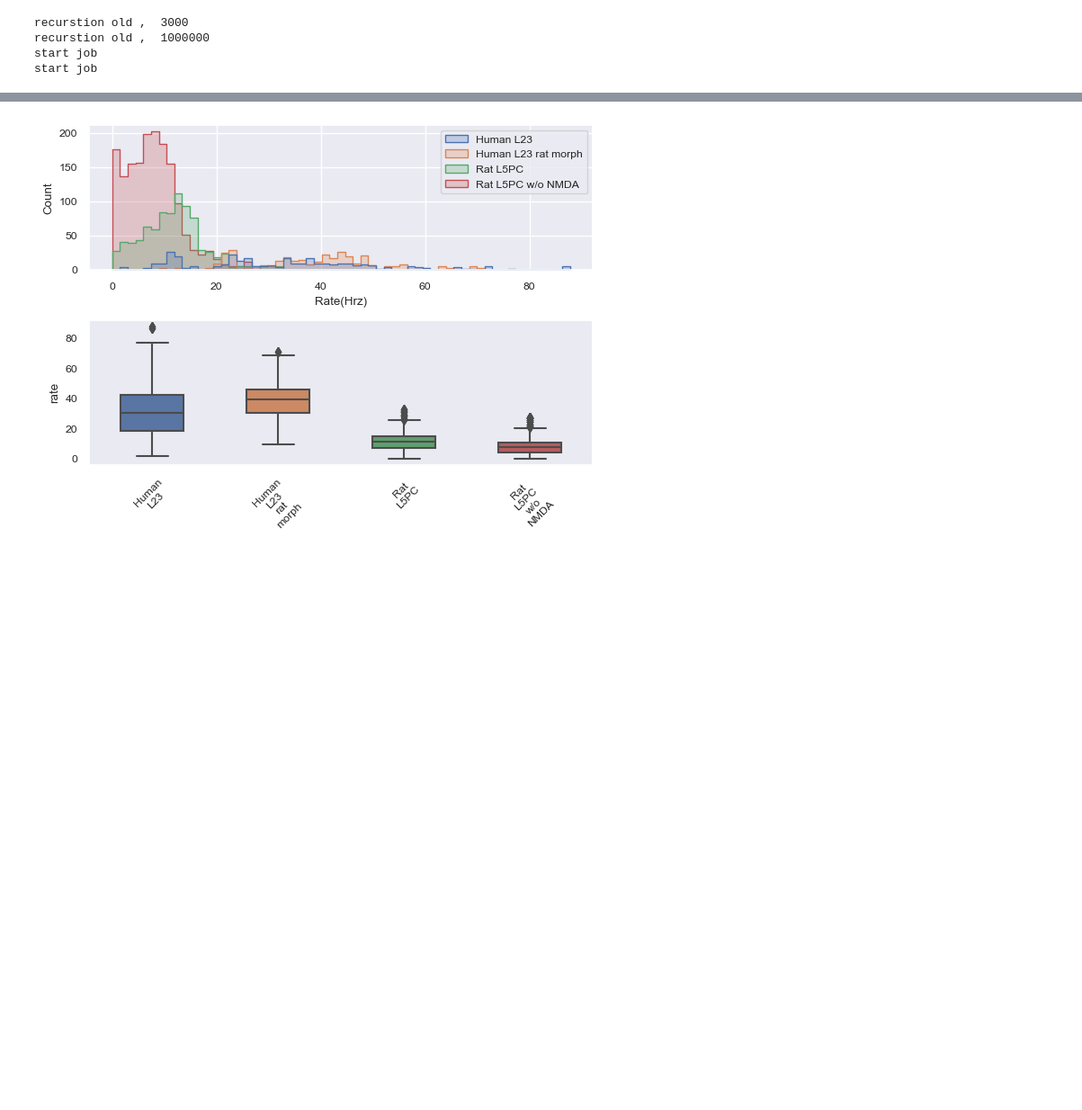
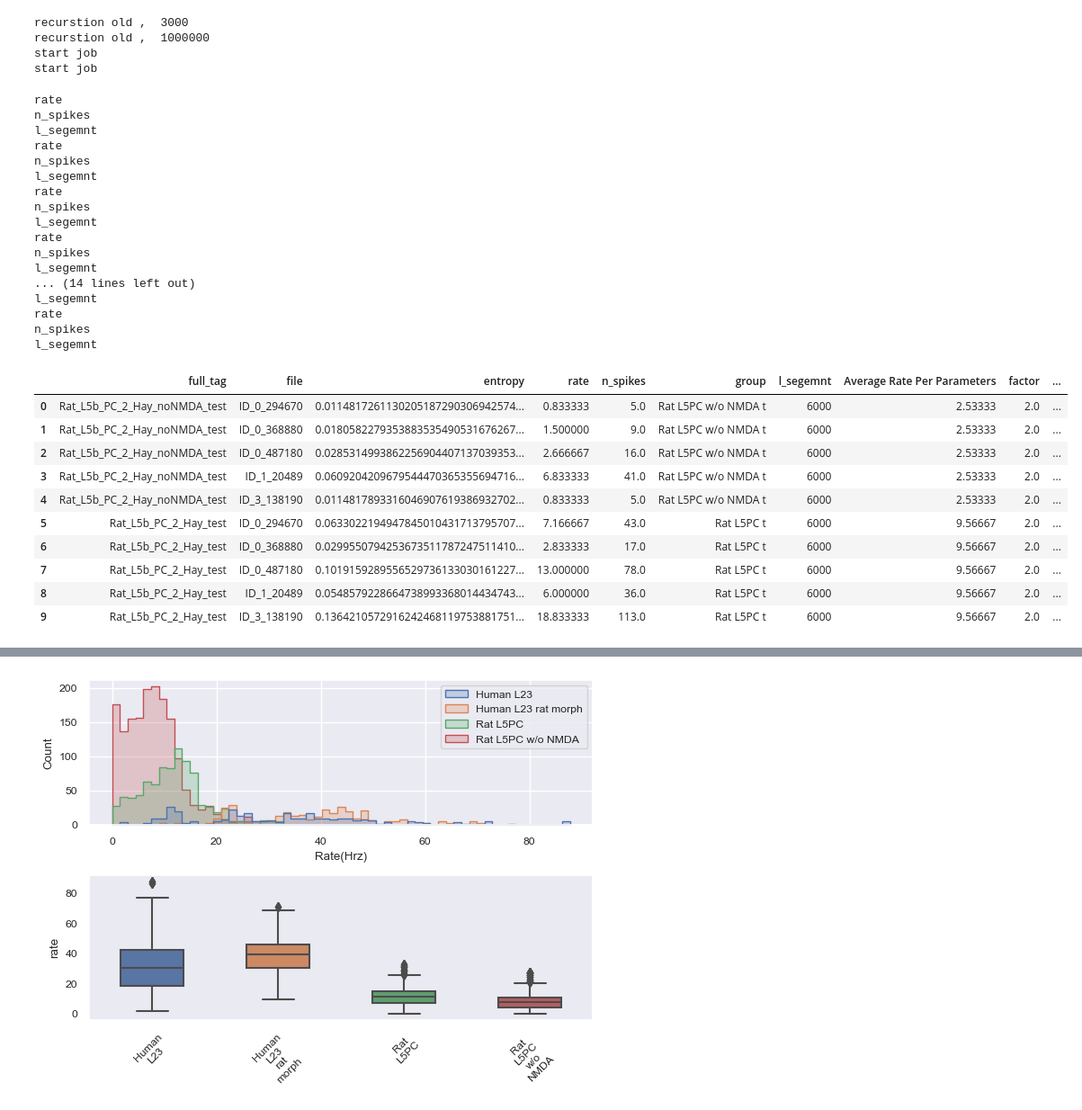
Before and after one commit to NitzanLux/neuron_mi, a Jupyter notebook: statistical_complexity_eval.ipynb, the cells around one changed output, grey strips where cells are left out. Shown: that part at 90% size. Cells and saved outputs as stored; diff of their text form; code cells hidden in the pictures; blank space fills up the shorter version.

```diff
--- a/statistical_complexity_eval.ipynb
+++ b/statistical_complexity_eval.ipynb
@@ -233,10 +234,12 @@ remove_v = True
 c = CTWHandler()
 c.add_data(models_pathes)
 df = c.to_df(
-    tag_regex_to_remove=['Rat_L5b_PC_2_Hay_', '(?:_noNMDA_CTW)', 'noNMDA_', '_CTW', 'current_injection_synapses_',
+    tag_regex_to_remove=['Rat_L5b_PC_2_Hay_', '(?:_noNMDA_CTW)', 'noNMDA_', '_CTW','_test', 'current_injection_synapses_',
                          ' Human_L23_PC_0603_11_937_Eyal_', 'morph_from_Rat_L5b_PC_2_Hay_', 'factor_'],
     group_dict={'Rat L5PC': 'Rat_L5b_PC_2_Hay_(?:(?:[0-9]-)?[0-9]|(?:DC_[0-9]{2}))_CTW',
+                'Rat L5PC t': 'Rat_L5b_PC_2_Hay_test',
                 'Rat L5PC w/o NMDA': 'Rat_L5b_PC_2_Hay_(?:noNMDA_(?:[0-9]-)?[0-9]|(?:[0-9]-)?[0-9]_noNMDA)_CTW',
+                'Rat L5PC w/o NMDA t': 'Rat_L5b_PC_2_Hay_noNMDA_test',
                 'Human L23': 'Human_L23_PC_0603_11_937_Eyal_(?:[0-9]-)?[0-9]_CTW',
                 'Rat L5PC DC': 'Rat_L5b_PC_2_Hay_factor_(?:(?:[0-9]-)?[0-9]|(?:DC_[0-9]{1,3}))_DC_-?[0-9]{1,3}_CTW',
                 'Rat L5PC w/o NMDA DC': 'Rat_L5b_PC_2_Hay_noNMDA_factor_(?:(?:[0-9]-)?[0-9]|(?:DC_[0-9]{1,3}))_DC_-?[0-9]{1,3}_CTW',
@@ -253,33 +256,63 @@ get_dc_from_tag_match = re.compile('^.*DC_(-?[0-9]{1,3})[^0-9\s]*$')
 
 def convert_tag_to_weight_factor(x):
     a = get_factor_from_tag_match.match(x)
     # print(x)
 
     if a is None:
         return 1.
     a = a.group(1)
     a = a.replace('-', '.')
     # if a != x: print(x, a)
 
     return float(a)
 
 
 def convert_tag_to_dc_factor(x):
     a = get_dc_from_tag_match.match(x)
     if a is None:
         return -70
     a = a.group(1)
     sign = int('-' not in a) * 2 - 1
     a = a.replace('-', '')
     # if a != x: print(x, a)
     return sign * float(a)
 
 
 df['factor'] = df['full_tag'].apply(convert_tag_to_weight_factor)
 df['DC_factor'] = df['full_tag'].apply(convert_tag_to_dc_factor)
 df.drop_duplicates()
 # factor_order = {i: convert_tag_to_weight_factor(i) for i in df['tag'].unique()}
 df['DC_test'] = df['group'].apply(lambda x: True if 'DC' in x else False)
+df
+# %% [output]
+rate
+n_spikes
+l_segemnt
+rate
+n_spikes
+l_segemnt
+rate
+n_spikes
+l_segemnt
+rate
+n_spikes
+l_segemnt
+... (14 lines left out)
+l_segemnt
+rate
+n_spikes
+l_segemnt
+|  | full_tag | file | entropy | rate | n_spikes | group | l_segemnt | Average Rate Per Parameters | factor | ... |
+| 0 | Rat_L5b_PC_2_Hay_noNMDA_test | ID_0_294670 | 0.0114817261130205187290306942574... | 0.833333 | 5.0 | Rat L5PC w/o NMDA t | 6000 | 2.53333 | 2.0 | ... |
+| 1 | Rat_L5b_PC_2_Hay_noNMDA_test | ID_0_368880 | 0.0180582279353883535490531676267... | 1.500000 | 9.0 | Rat L5PC w/o NMDA t | 6000 | 2.53333 | 2.0 | ... |
+| 2 | Rat_L5b_PC_2_Hay_noNMDA_test | ID_0_487180 | 0.0285314993862256904407137039353... | 2.666667 | 16.0 | Rat L5PC w/o NMDA t | 6000 | 2.53333 | 2.0 | ... |
+| 3 | Rat_L5b_PC_2_Hay_noNMDA_test | ID_1_20489 | 0.0609204209679544470365355694716... | 6.833333 | 41.0 | Rat L5PC w/o NMDA t | 6000 | 2.53333 | 2.0 | ... |
+| 4 | Rat_L5b_PC_2_Hay_noNMDA_test | ID_3_138190 | 0.0114817893316046907619386932702... | 0.833333 | 5.0 | Rat L5PC w/o NMDA t | 6000 | 2.53333 | 2.0 | ... |
+| 5 | Rat_L5b_PC_2_Hay_test | ID_0_294670 | 0.0633022194947845010431713795707... | 7.166667 | 43.0 | Rat L5PC t | 6000 | 9.56667 | 2.0 | ... |
+| 6 | Rat_L5b_PC_2_Hay_test | ID_0_368880 | 0.0299550794253673511787247511410... | 2.833333 | 17.0 | Rat L5PC t | 6000 | 9.56667 | 2.0 | ... |
+| 7 | Rat_L5b_PC_2_Hay_test | ID_0_487180 | 0.1019159289556529736133030161227... | 13.000000 | 78.0 | Rat L5PC t | 6000 | 9.56667 | 2.0 | ... |
+| 8 | Rat_L5b_PC_2_Hay_test | ID_1_20489 | 0.0548579228664738993368014434743... | 6.000000 | 36.0 | Rat L5PC t | 6000 | 9.56667 | 2.0 | ... |
+| 9 | Rat_L5b_PC_2_Hay_test | ID_3_138190 | 0.1364210572916242468119753881751... | 18.833333 | 113.0 | Rat L5PC t | 6000 | 9.56667 | 2.0 | ... |
 # %%
 c.add_normalized(df, False)
 c.get_Q0(df)
```
Also changed, not shown: parts of 3 cells of this notebook, 1 other file.
